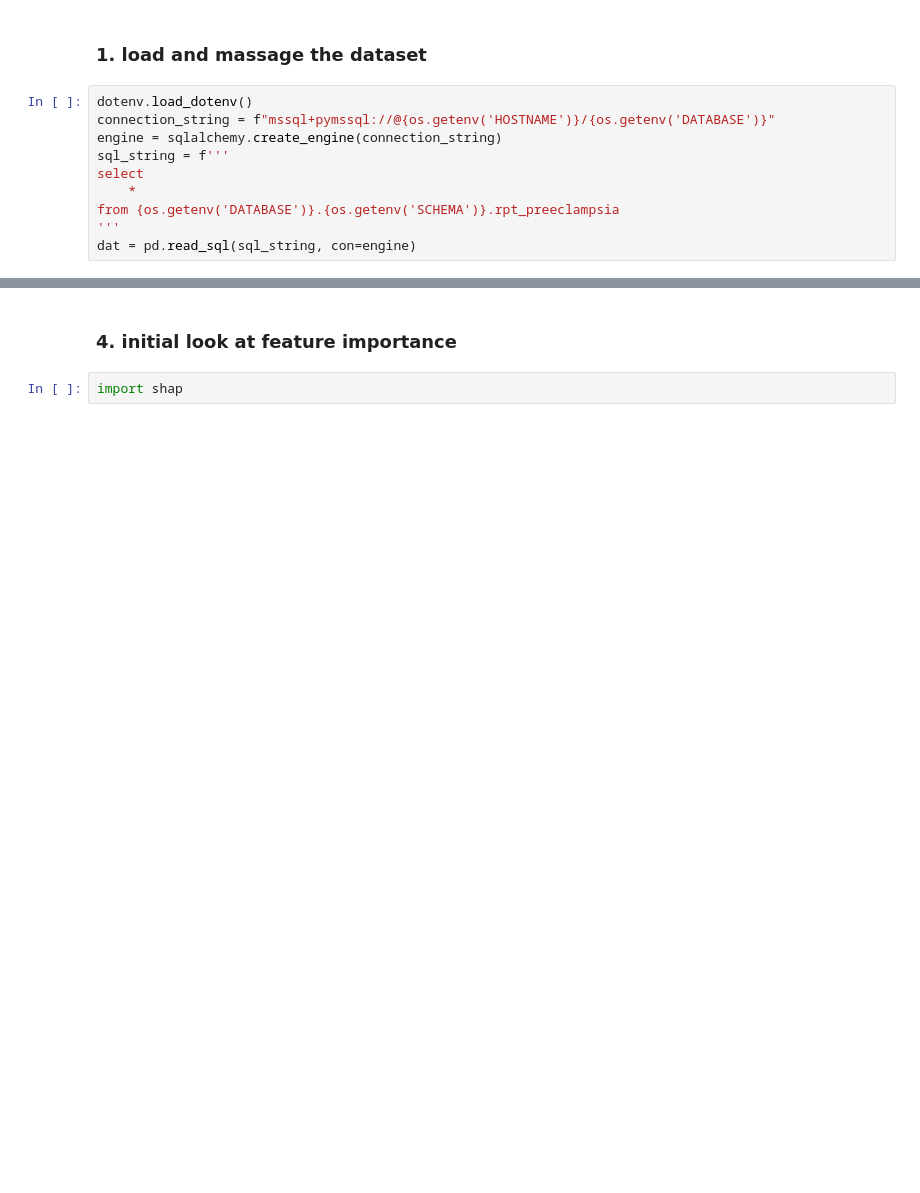
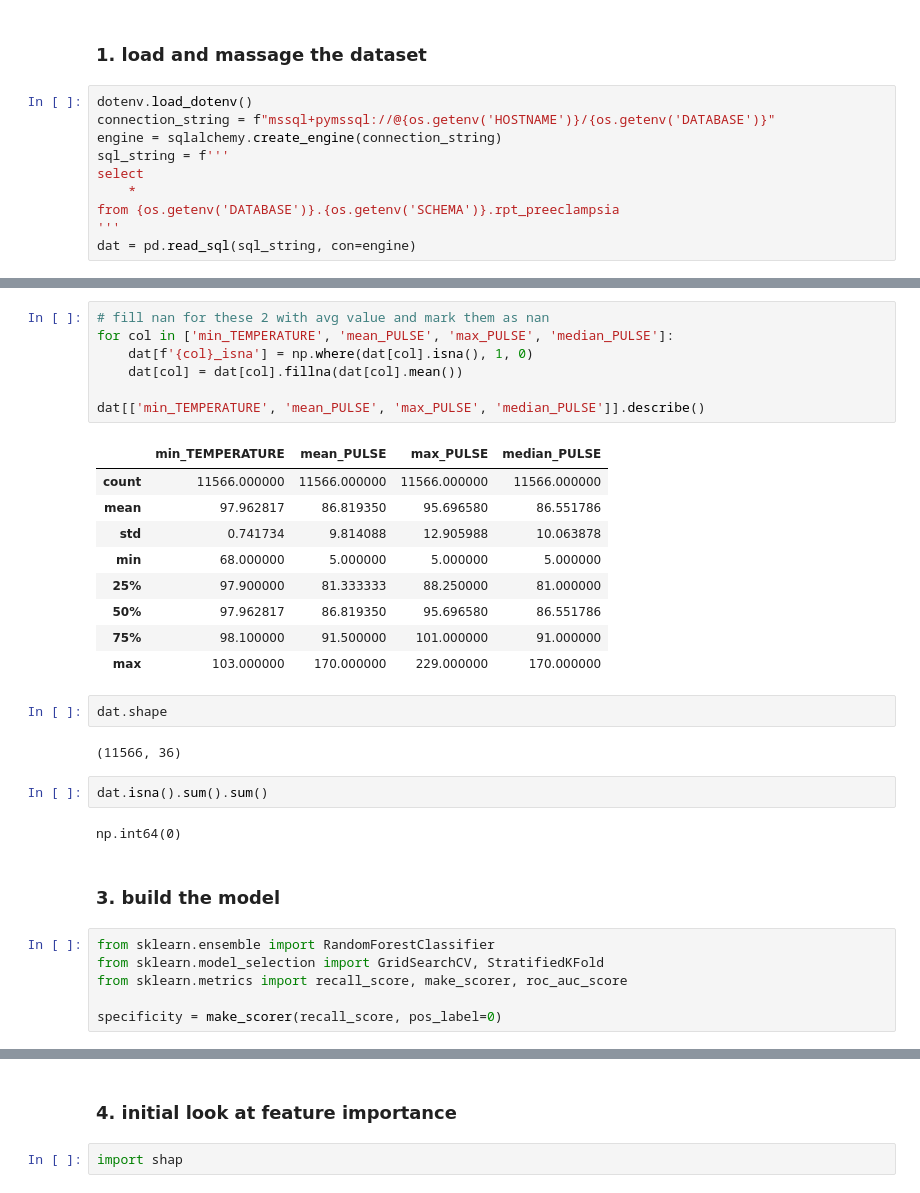
Before and after one commit to wake-forest-ctsi/ammi, a Jupyter notebook: analysis/zhma_ml_analysis/unc_preeclampsia_analysis/unc_preeclampsia.ipynb, the cells around one changed output, grey strips where cells are left out. Drawn from its saved outputs; the diff is of its cells as text; blank space fills up the shorter version.

```diff
--- a/analysis/zhma_ml_analysis/unc_preeclampsia_analysis/unc_preeclampsia.ipynb
+++ b/analysis/zhma_ml_analysis/unc_preeclampsia_analysis/unc_preeclampsia.ipynb
@@ -65,0 +113,33 @@ dat.shape
+# %%
+# fill nan for these 2 with avg value and mark them as nan
+for col in ['min_TEMPERATURE', 'mean_PULSE', 'max_PULSE', 'median_PULSE']:
+    dat[f'{col}_isna'] = np.where(dat[col].isna(), 1, 0)
+    dat[col] = dat[col].fillna(dat[col].mean())
+
+dat[['min_TEMPERATURE', 'mean_PULSE', 'max_PULSE', 'median_PULSE']].describe()
+# %% [output]
+|  | min_TEMPERATURE | mean_PULSE | max_PULSE | median_PULSE |
+| count | 11566.000000 | 11566.000000 | 11566.000000 | 11566.000000 |
+| mean | 97.962817 | 86.819350 | 95.696580 | 86.551786 |
+| std | 0.741734 | 9.814088 | 12.905988 | 10.063878 |
+| min | 68.000000 | 5.000000 | 5.000000 | 5.000000 |
+| 25% | 97.900000 | 81.333333 | 88.250000 | 81.000000 |
+| 50% | 97.962817 | 86.819350 | 95.696580 | 86.551786 |
+| 75% | 98.100000 | 91.500000 | 101.000000 | 91.000000 |
+| max | 103.000000 | 170.000000 | 229.000000 | 170.000000 |
+# %%
+dat.shape
+# %% [output]
+(11566, 36)
+# %%
+dat.isna().sum().sum()
+# %% [output]
+np.int64(0)
+# %% [markdown]
+### 3. build the model
+# %%
+from sklearn.ensemble import RandomForestClassifier
+from sklearn.model_selection import GridSearchCV, StratifiedKFold
+from sklearn.metrics import recall_score, make_scorer, roc_auc_score
+
+specificity = make_scorer(recall_score, pos_label=0)
```
Also changed, not shown: parts of 41 cells of this notebook, 4 other files.
